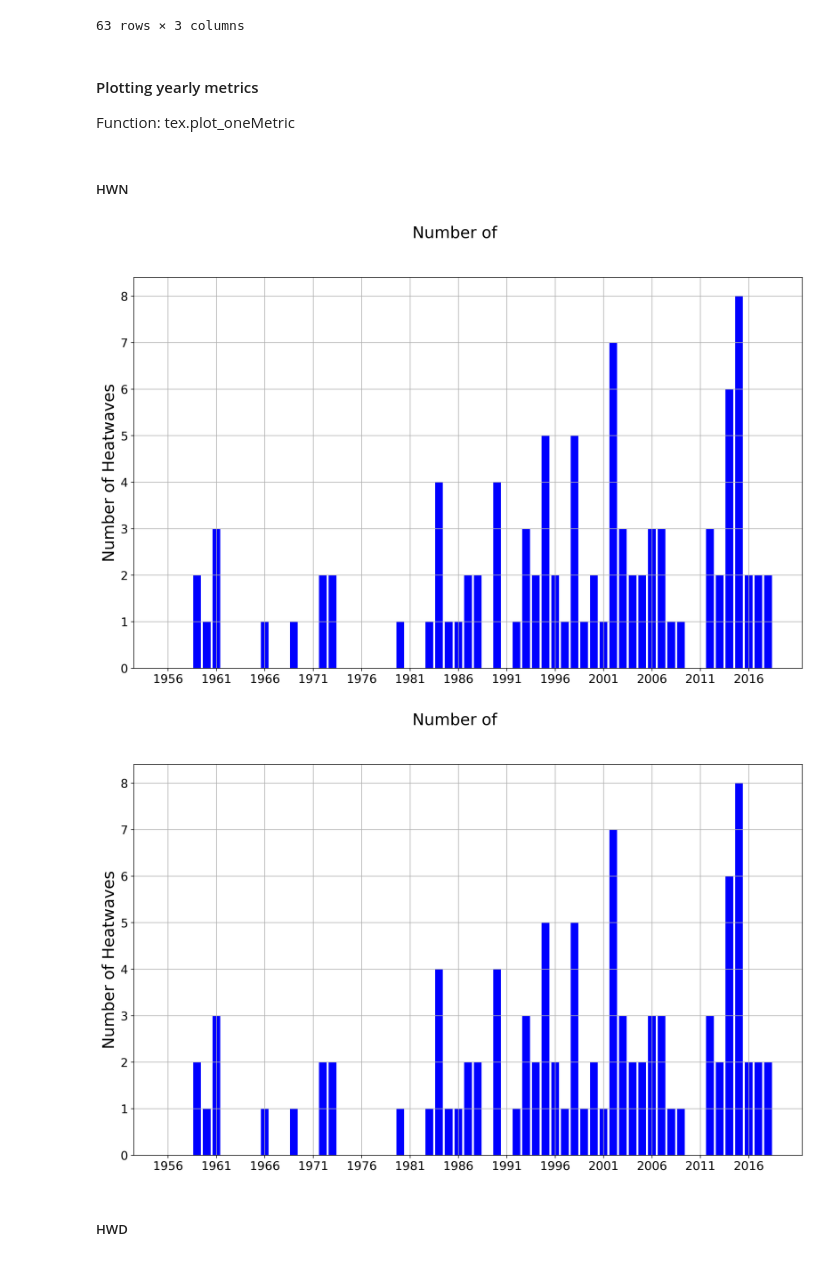
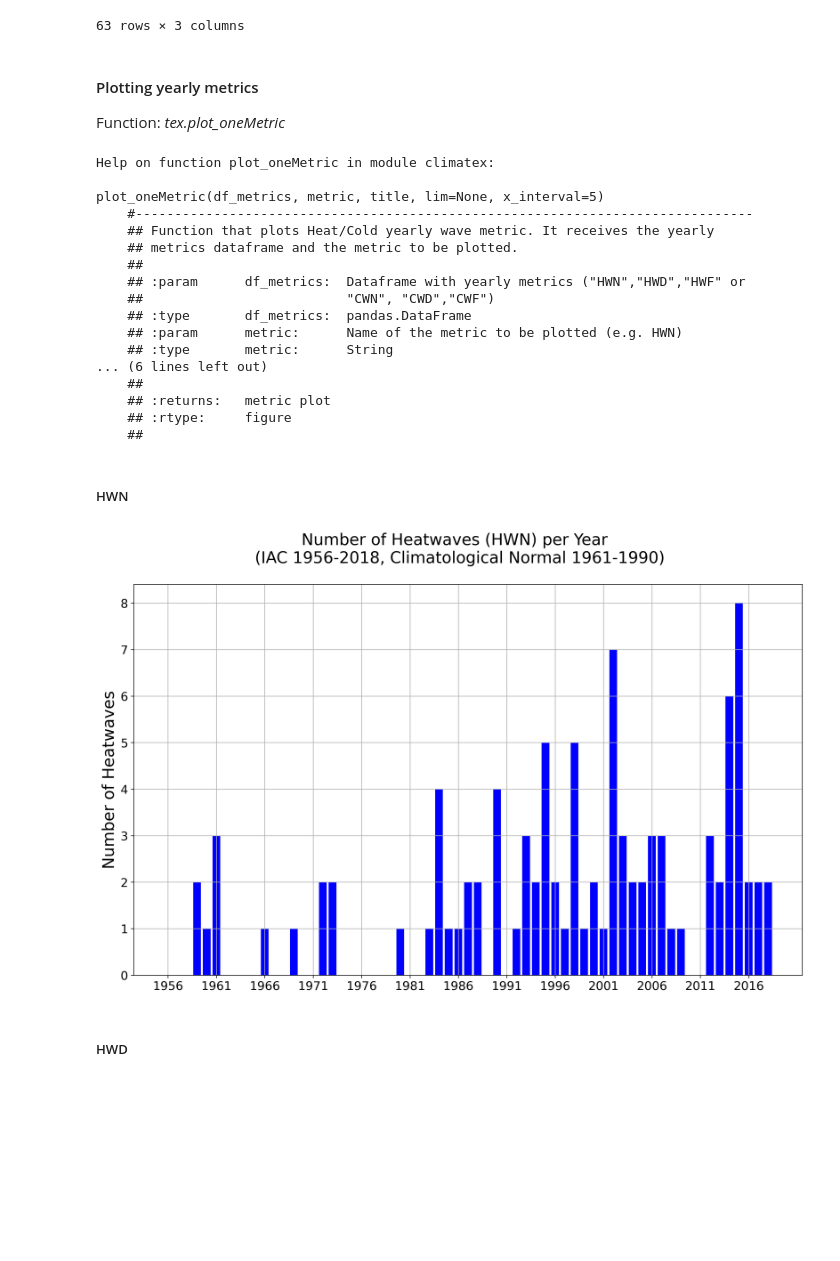
Before and after one commit to climate-and-health-datasci-Unicamp/py-climate-health-toolbox, a Jupyter notebook: examples/IAC_heatwave_analyses.ipynb, the cells around one changed output. Drawn from its saved outputs; the diff is of its cells as text; code cells hidden in the pictures; blank space fills up the shorter version.

```diff
--- a/examples/IAC_heatwave_analyses.ipynb
+++ b/examples/IAC_heatwave_analyses.ipynb
@@ -84,0 +83,3 @@ df_IAC
+# %%
+#Reading data
+df_IAC = pd.read_csv('/content/IAC_1890_2018.csv')
@@ -327,13 +342,32 @@ HW_IAC_metrics
 # %% [markdown]
 #### Plotting yearly metrics
 
-Function: tex.plot_oneMetric
+Function: *tex.plot_oneMetric*
+# %%
+help(tex.plot_oneMetric)
+# %% [output]
+Help on function plot_oneMetric in module climatex:
+
+plot_oneMetric(df_metrics, metric, title, lim=None, x_interval=5)
+    #-------------------------------------------------------------------------------
+    ## Function that plots Heat/Cold yearly wave metric. It receives the yearly
+    ## metrics dataframe and the metric to be plotted.
+    ##
+    ## :param      df_metrics:  Dataframe with yearly metrics ("HWN","HWD","HWF" or
+    ##                          "CWN", "CWD","CWF")
+    ## :type       df_metrics:  pandas.DataFrame
+    ## :param      metric:      Name of the metric to be plotted (e.g. HWN)
+    ## :type       metric:      String
+... (6 lines left out)
+    ##
+    ## :returns:   metric plot
+    ## :rtype:     figure
+    ##
 # %% [markdown]
 ##### HWN
 # %%
-tex.plot_oneMetric(HW_IAC_metrics,'HWN','Number of ')
+tex.plot_oneMetric(HW_IAC_metrics,'HWN','Number of Heatwaves (HWN) per Year \n (IAC 1956-2018, Climatological Normal 1961-1990)')
 # %% [output]
-[figure, old version]
+[figure, new version]
-[figure, removed]
 # %% [markdown]
 ##### HWD
```
Also changed, not shown: parts of 182 cells of this notebook.
